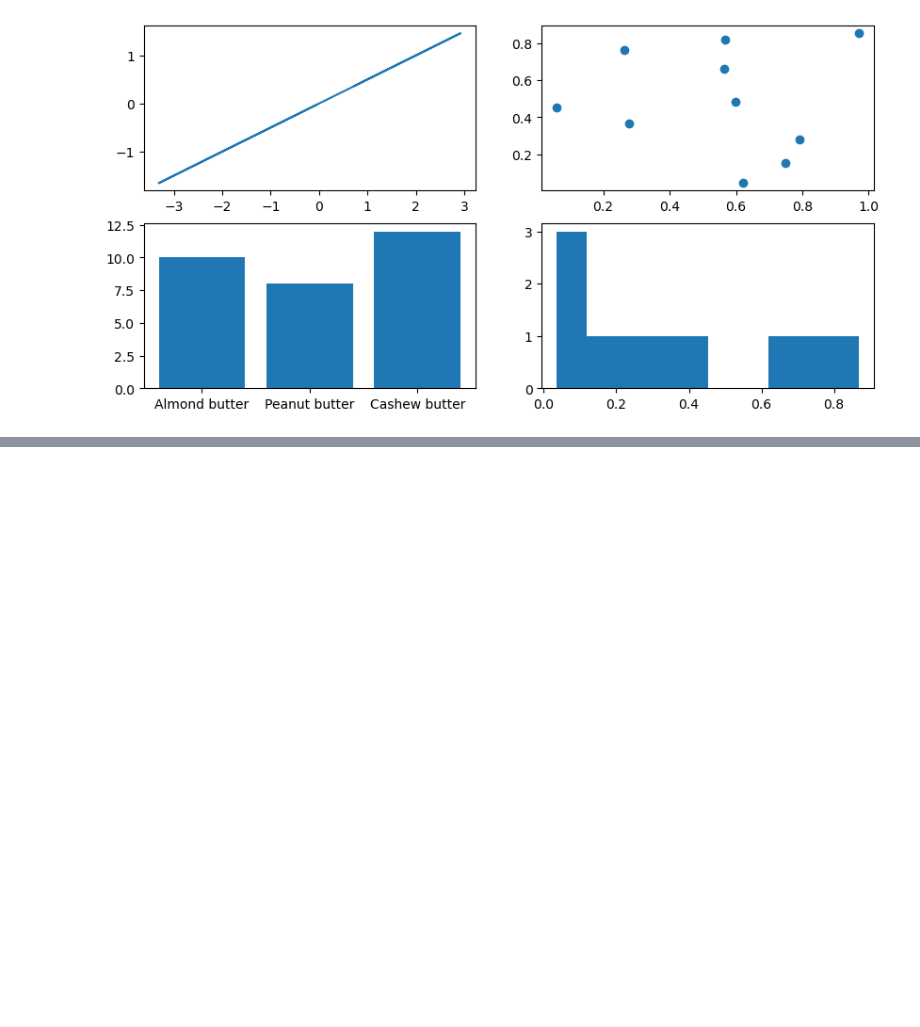
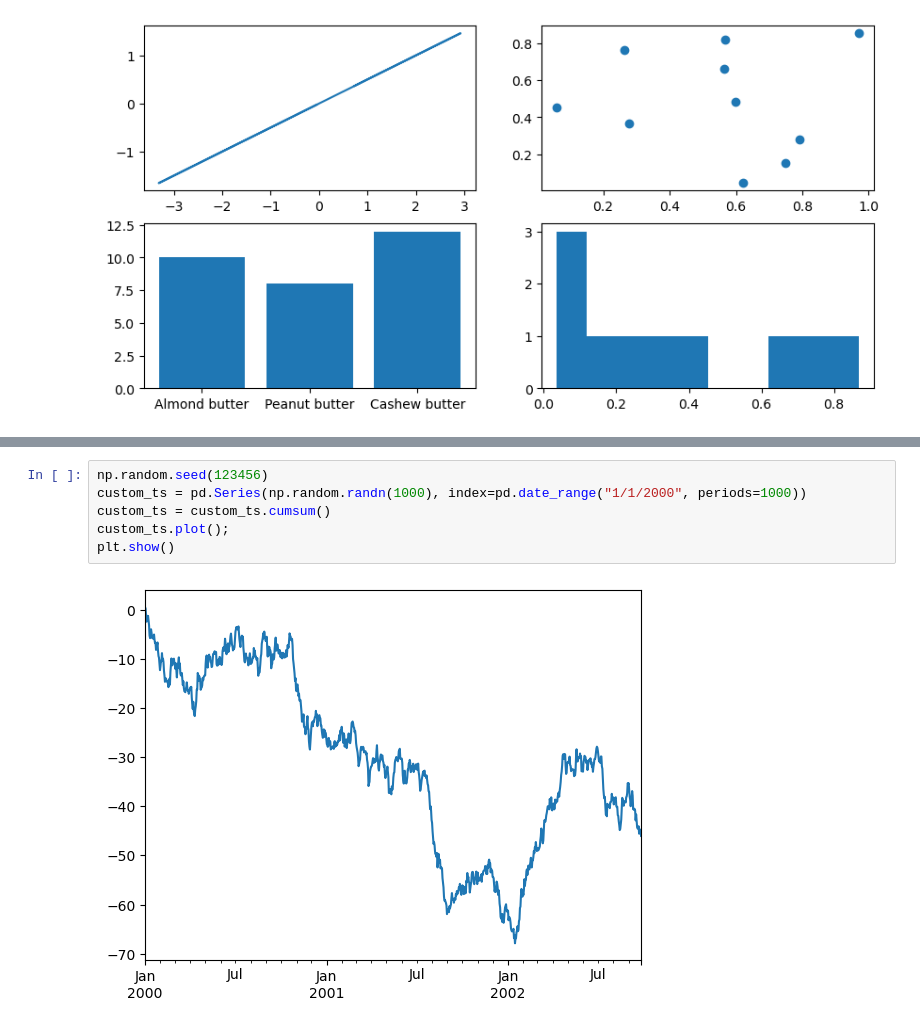
Before and after one commit to hamzazahidulislam/simple-ml, a Jupyter notebook: introduction-to-matplotlib.ipynb, the cells around one changed output, grey strips where cells are left out. Drawn from its saved outputs; the diff is of its cells as text; blank space fills up the shorter version.

```diff
--- a/introduction-to-matplotlib.ipynb
+++ b/introduction-to-matplotlib.ipynb
@@ -240,0 +276,8 @@ plt.show()
+# %%
+np.random.seed(123456)
+custom_ts = pd.Series(np.random.randn(1000), index=pd.date_range("1/1/2000", periods=1000))
+custom_ts = custom_ts.cumsum()
+custom_ts.plot();
+plt.show()
+# %% [output]
+[figure, added]
```
Also changed, not shown: parts of 15 cells of this notebook.
